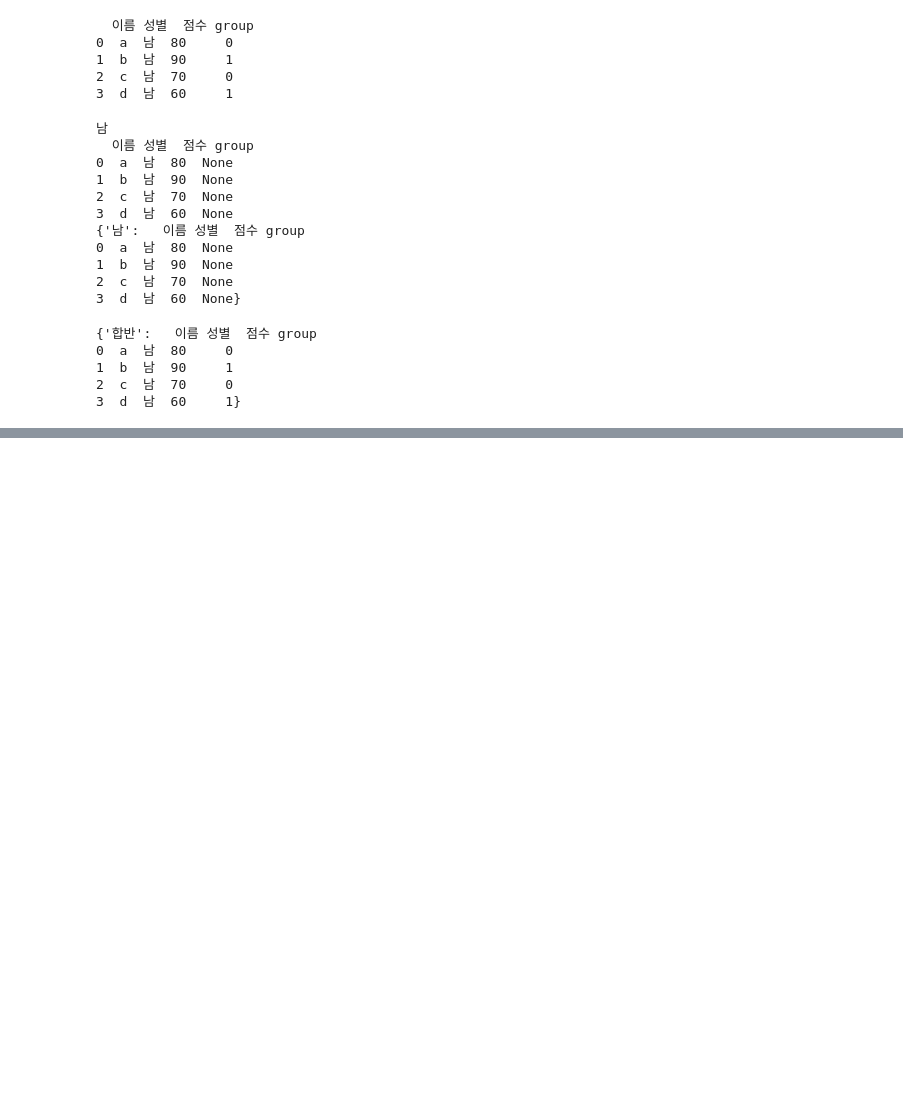
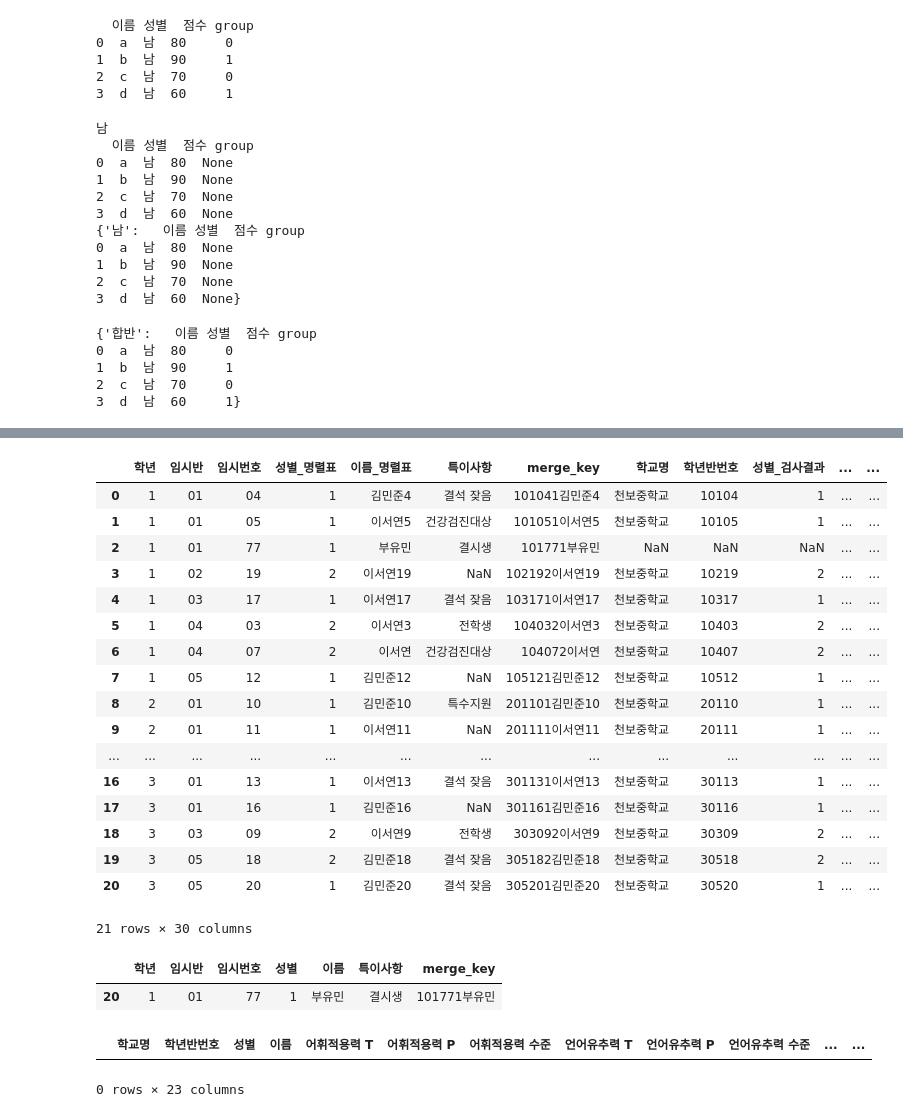
Before and after one commit to Byumin/group_classification, a Jupyter notebook: proto_sortedbase.ipynb, the cells around one changed output, grey strips where cells are left out. Drawn from its saved outputs; the diff is of its cells as text; code cells hidden in the pictures; blank space fills up the shorter version.

```diff
--- a/proto_sortedbase.ipynb
+++ b/proto_sortedbase.ipynb
@@ -996,3 +996,9 @@ print(group_dict)
 1  b  남  90     1
 2  c  남  70     0
 3  d  남  60     1}
+# %%
+import pandas as pd
+
+# 엑셀 파일 불러오기
+student_df = pd.read_excel('/Users/mac/insight_/group_classification/명렬표_시뮬.xlsx')
+print(student_df)
@@ -998,0 +1023,3 @@ print(group_dict)
+# %%
+raw_df = pd.read_excel('/Users/mac/insight_/group_classification/능력검사_시뮬.xlsx')
+print(raw_df)
@@ -998,0 +1044,9 @@ print(group_dict)
+# %%
+student_df['학년'] = student_df['학년'].astype(str)
+student_df['임시반'] = student_df['임시반'].astype(str).str.zfill(2)
+student_df['임시번호'] = student_df['임시번호'].astype(str).str.zfill(2)
+student_df['성별'] = student_df['성별'].map({'남': '1', '여': '2'}).astype(str)
+student_df['이름'] = student_df['이름'].astype(str)
+student_df['merge_key'] = student_df['학년'] + student_df['임시반'] + student_df['임시번호'] + student_df['성별'] + student_df['이름']
+
+print(student_df)
@@ -998,0 +1071,9 @@ print(group_dict)
+# %%
+raw_df['학년반번호'] = raw_df['학년반번호'].astype(str)
+if raw_df['성별'].dtype == 'O':  # object 타입(문자열)이면 변환
+    raw_df['성별'] = raw_df['성별'].map({'남': '1', '여': '2'}).astype(str)
+else:
+    raw_df['성별'] = raw_df['성별'].astype(str)
+raw_df['이름'] = raw_df['이름'].astype(str)
+raw_df['merge_key'] = raw_df['학년반번호'] + raw_df['성별'] + raw_df['이름']
+print(raw_df)
@@ -998,0 +1098,33 @@ print(group_dict)
+# %%
+pd.merge(student_df, raw_df, on='merge_key', how='outer', indicator=True, suffixes=('_명렬표', '_검사결과'))
+# %% [output]
+|  | 학년 | 임시반 | 임시번호 | 성별_명렬표 | 이름_명렬표 | 특이사항 | merge_key | 학교명 | 학년반번호 | 성별_검사결과 | ... | ... |
+| 0 | 1 | 01 | 04 | 1 | 김민준4 | 결석 잦음 | 101041김민준4 | 천보중학교 | 10104 | 1 | ... | ... |
+| 1 | 1 | 01 | 05 | 1 | 이서연5 | 건강검진대상 | 101051이서연5 | 천보중학교 | 10105 | 1 | ... | ... |
+| 2 | 1 | 01 | 77 | 1 | 부유민 | 결시생 | 101771부유민 | NaN | NaN | NaN | ... | ... |
+| 3 | 1 | 02 | 19 | 2 | 이서연19 | NaN | 102192이서연19 | 천보중학교 | 10219 | 2 | ... | ... |
+| 4 | 1 | 03 | 17 | 1 | 이서연17 | 결석 잦음 | 103171이서연17 | 천보중학교 | 10317 | 1 | ... | ... |
+| 5 | 1 | 04 | 03 | 2 | 이서연3 | 전학생 | 104032이서연3 | 천보중학교 | 10403 | 2 | ... | ... |
+| 6 | 1 | 04 | 07 | 2 | 이서연 | 건강검진대상 | 104072이서연 | 천보중학교 | 10407 | 2 | ... | ... |
+| 7 | 1 | 05 | 12 | 1 | 김민준12 | NaN | 105121김민준12 | 천보중학교 | 10512 | 1 | ... | ... |
+| 8 | 2 | 01 | 10 | 1 | 김민준10 | 특수지원 | 201101김민준10 | 천보중학교 | 20110 | 1 | ... | ... |
+| 9 | 2 | 01 | 11 | 1 | 이서연11 | NaN | 201111이서연11 | 천보중학교 | 20111 | 1 | ... | ... |
+| ... | ... | ... | ... | ... | ... | ... | ... | ... | ... | ... | ... | ... |
+| 16 | 3 | 01 | 13 | 1 | 이서연13 | 결석 잦음 | 301131이서연13 | 천보중학교 | 30113 | 1 | ... | ... |
+| 17 | 3 | 01 | 16 | 1 | 김민준16 | NaN | 301161김민준16 | 천보중학교 | 30116 | 1 | ... | ... |
+| 18 | 3 | 03 | 09 | 2 | 이서연9 | 전학생 | 303092이서연9 | 천보중학교 | 30309 | 2 | ... | ... |
+| 19 | 3 | 05 | 18 | 2 | 김민준18 | 결석 잦음 | 305182김민준18 | 천보중학교 | 30518 | 2 | ... | ... |
+| 20 | 3 | 05 | 20 | 1 | 김민준20 | 결석 잦음 | 305201김민준20 | 천보중학교 | 30520 | 1 | ... | ... |
+21 rows × 30 columns
+# %%
+# 명렬표에만 있는 행 표시
+student_df[~student_df['merge_key'].isin(raw_df['merge_key'])]
+# %% [output]
+|  | 학년 | 임시반 | 임시번호 | 성별 | 이름 | 특이사항 | merge_key |
+| 20 | 1 | 01 | 77 | 1 | 부유민 | 결시생 | 101771부유민 |
+# %%
+# 검사 결과에만 있는 행 표시
+raw_df[~raw_df['merge_key'].isin(student_df['merge_key'])]
+# %% [output]
+|  | 학교명 | 학년반번호 | 성별 | 이름 | 어휘적용력 T | 어휘적용력 P | 어휘적용력 수준 | 언어유추력 T | 언어유추력 P | 언어유추력 수준 | ... | ... |
+0 rows × 23 columns
```
Also changed, not shown: parts of 11 cells of this notebook, 3 other files.
